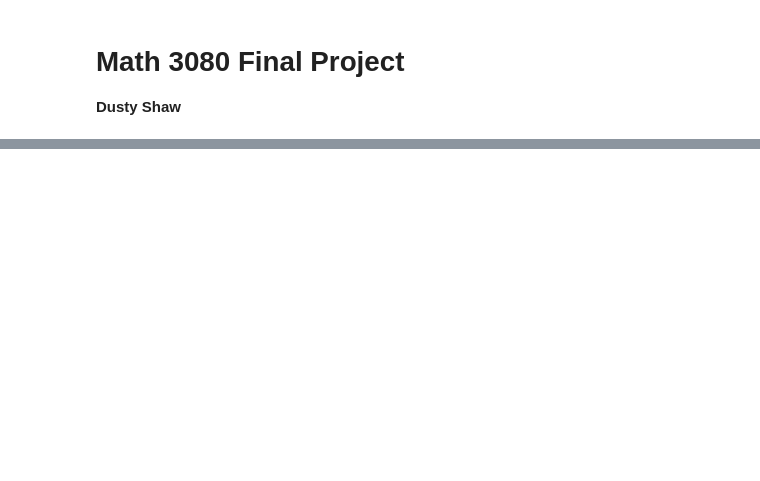
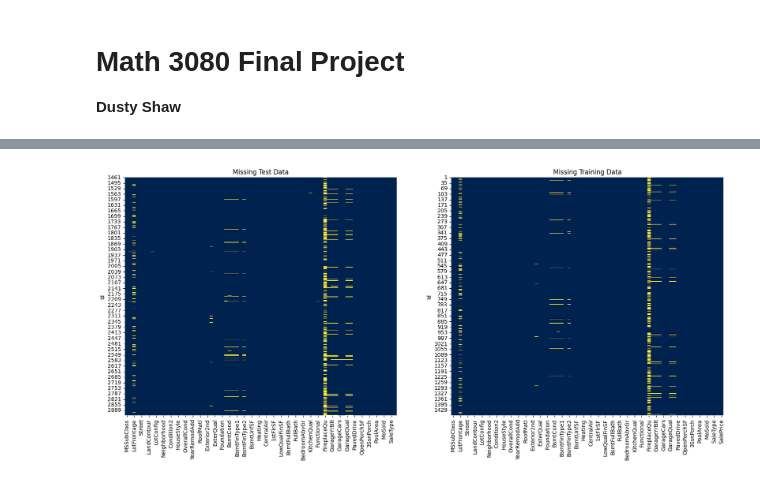
Before and after one commit to dustyshaw/Data_Sci_Final, a Jupyter notebook: Math_3080_Final.ipynb, the cells around one changed output, grey strips where cells are left out. Cells and saved outputs as stored; diff of their text form; code cells hidden in the pictures; blank space fills up the shorter version.

```diff
--- a/Math_3080_Final.ipynb
+++ b/Math_3080_Final.ipynb
@@ -62,0 +113,2 @@ Rows: 1460 Columns: 81
+# %%
+train = train.drop(columns=["Alley", "MasVnrType", "PoolQC", "Fence", "MiscFeature"])
@@ -62,0 +129,15 @@ Rows: 1460 Columns: 81
+# %%
+test = test.drop(columns=["Alley", "MasVnrType", "PoolQC", "Fence", "MiscFeature"])
+# %%
+# Plot missing values in yellow
+fig, axes = plt.subplots(1, 2, figsize=(20, 8))
+
+sns.heatmap(test.isnull(), cbar=False, cmap='cividis', ax=axes[0])
+sns.heatmap(train.isnull(), cbar=False, cmap='cividis', ax=axes[1])
+
+axes[0].set_title('Missing Test Data')
+axes[1].set_title('Missing Training Data')
+
+plt.show()
+# %% [output]
+[figure, added]
```
Also changed, not shown: parts of 14 cells of this notebook.
